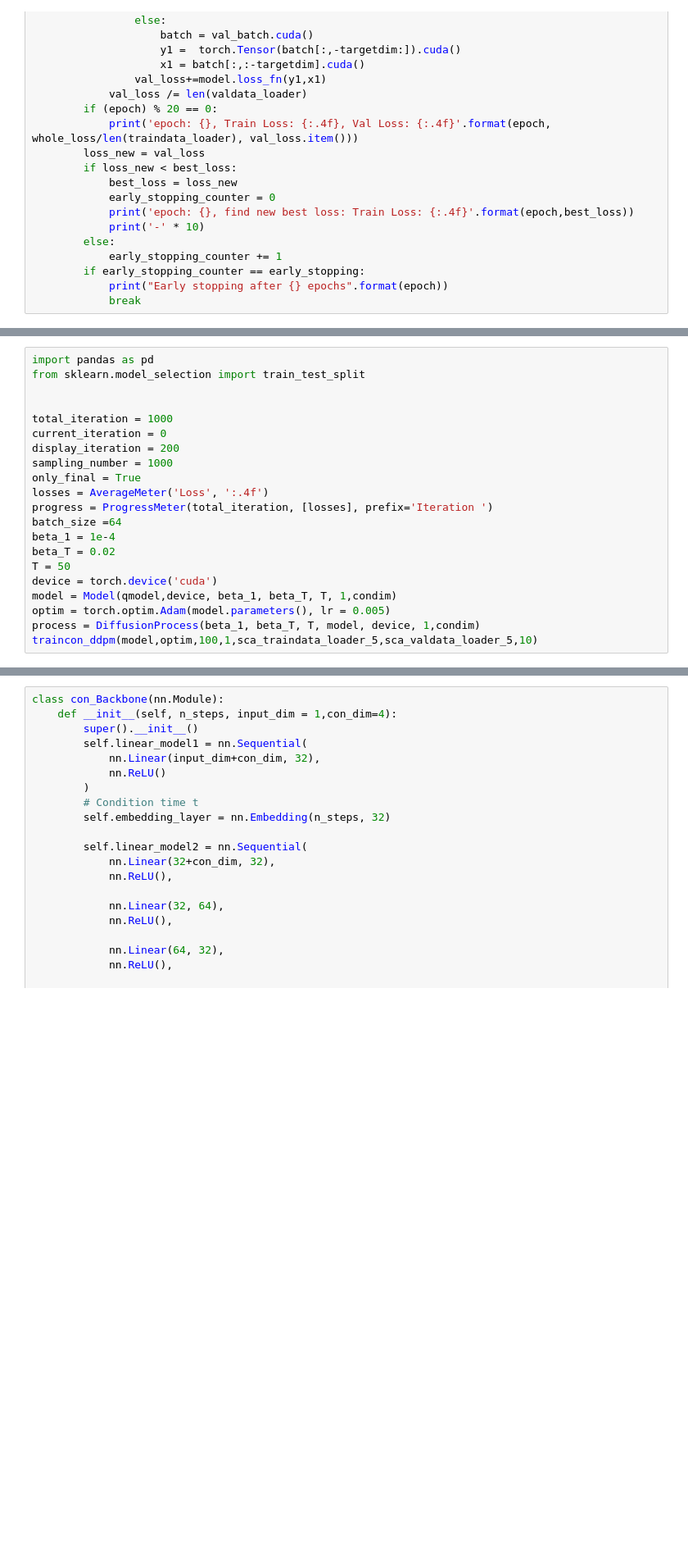
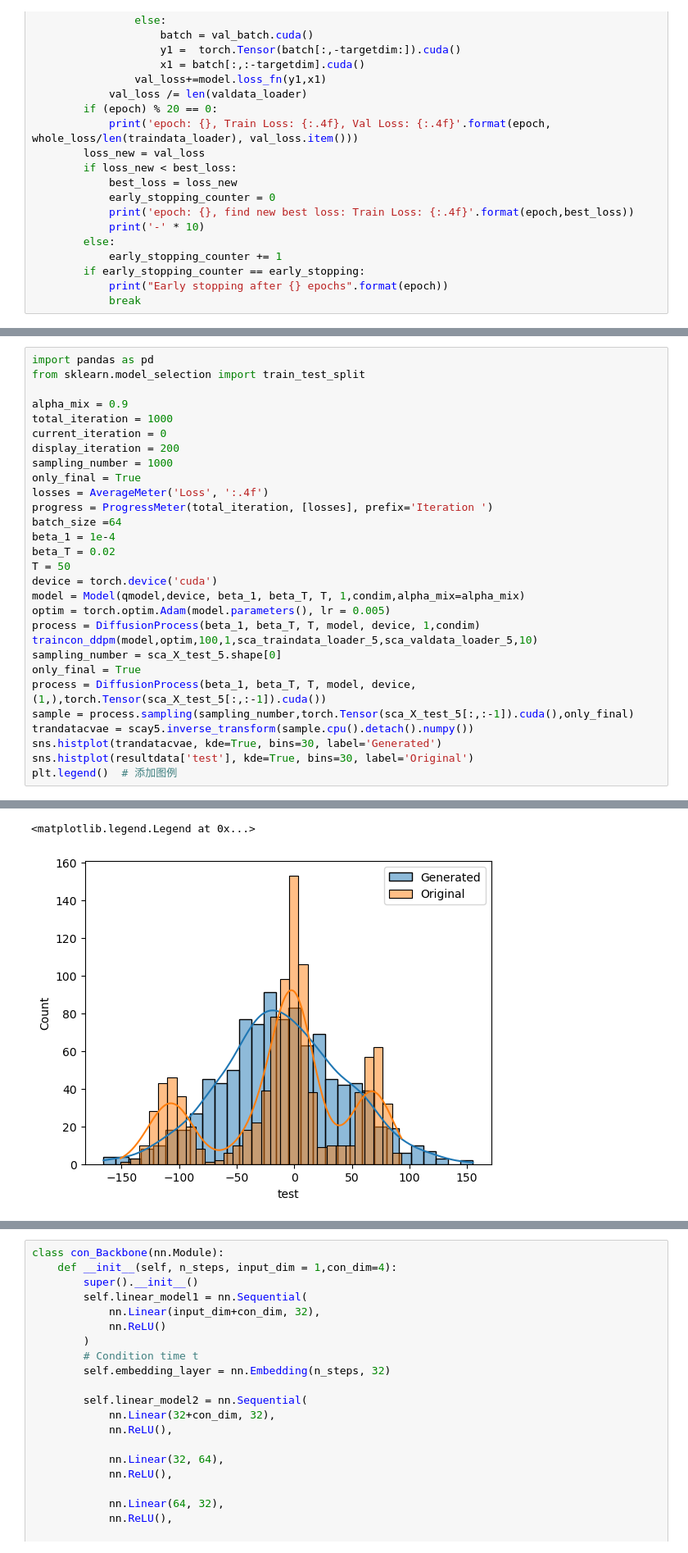
Before and after one commit to miluosi/diffusion-for-learning, a Jupyter notebook: quantile_ddpm.ipynb, the cells around one changed output, grey strips where cells are left out. Shown at 82% size. Drawn from its saved outputs; the diff is of its cells as text; blank space fills up the shorter version.

```diff
--- a/quantile_ddpm.ipynb
+++ b/quantile_ddpm.ipynb
@@ -819,7 +1020,7 @@ def traincon_ddpm(model,optimizer,num_epochs,targetdim,traindata_loader,valdata_
 import pandas as pd
 from sklearn.model_selection import train_test_split
 
-
+alpha_mix = 0.9
 total_iteration = 1000
 current_iteration = 0
 display_iteration = 200
@@ -832,8 +1033,16 @@ beta_1 = 1e-4
 beta_T = 0.02
 T = 50
 device = torch.device('cuda')
-model = Model(qmodel,device, beta_1, beta_T, T, 1,condim)
+model = Model(qmodel,device, beta_1, beta_T, T, 1,condim,alpha_mix=alpha_mix)
 optim = torch.optim.Adam(model.parameters(), lr = 0.005)
 process = DiffusionProcess(beta_1, beta_T, T, model, device, 1,condim)
 traincon_ddpm(model,optim,100,1,sca_traindata_loader_5,sca_valdata_loader_5,10)
+sampling_number = sca_X_test_5.shape[0]
+only_final = True
+process = DiffusionProcess(beta_1, beta_T, T, model, device, (1,),torch.Tensor(sca_X_test_5[:,:-1]).cuda())
+sample = process.sampling(sampling_number,torch.Tensor(sca_X_test_5[:,:-1]).cuda(),only_final)
+trandatacvae = scay5.inverse_transform(sample.cpu().detach().numpy())
+sns.histplot(trandatacvae, kde=True, bins=30, label='Generated')
+sns.histplot(resultdata['test'], kde=True, bins=30, label='Original')
+plt.legend()  # 添加图例
 # %% [output]
@@ -856,0 +1066,2 @@ Early stopping after 45 epochs
+<matplotlib.legend.Legend at 0x...>
+[figure, added]
```
Also changed, not shown: parts of 12 cells of this notebook, 1 other file.
